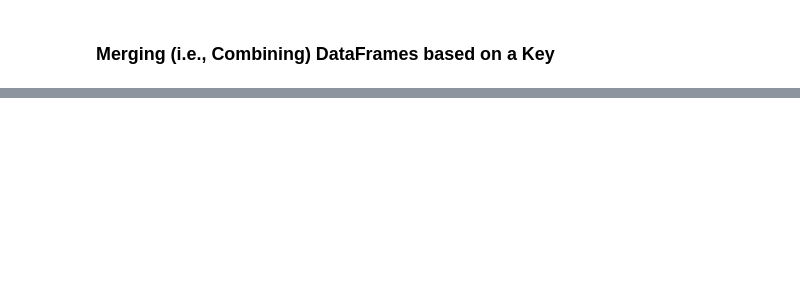
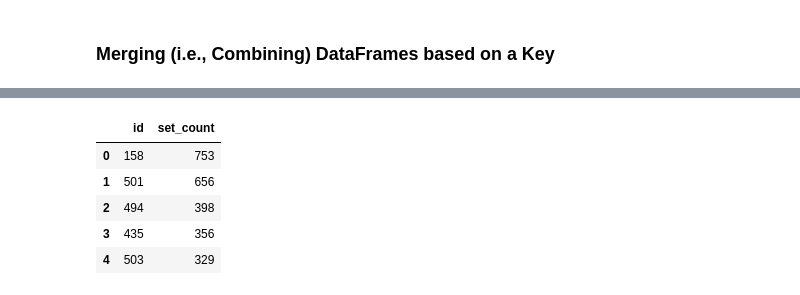
Before and after one commit to bnedjm/100-Dayz-of-Code, a Jupyter notebook: 04-Advanced-Section/Day-074 - Aggregate & Merge Data with Pandas - Analyse the LEGO Dataset/Lego_Analysis_for_Course_.ipynb, the cells around one changed output, grey strips where cells are left out. Saved outputs shown, nothing was run; the diff lists cells and outputs as text; code cells hidden in the pictures; blank space fills up the shorter version.

```diff
--- a/04-Advanced-Section/Day-074 - Aggregate & Merge Data with Pandas - Analyse the LEGO Dataset/Lego_Analysis_for_Course_.ipynb
+++ b/04-Advanced-Section/Day-074 - Aggregate & Merge Data with Pandas - Analyse the LEGO Dataset/Lego_Analysis_for_Course_.ipynb
@@ -325,0 +336,10 @@ sets_df[sets_df.theme_id == 18]
+# %%
+set_theme_count = pd.DataFrame({"id": set_theme_count.index, "set_count": set_theme_count.values})
+set_theme_count.head()
+# %% [output]
+|  | id | set_count |
+| 0 | 158 | 753 |
+| 1 | 501 | 656 |
+| 2 | 494 | 398 |
+| 3 | 435 | 356 |
+| 4 | 503 | 329 |
```
Also changed, not shown: parts of 5 cells of this notebook.
